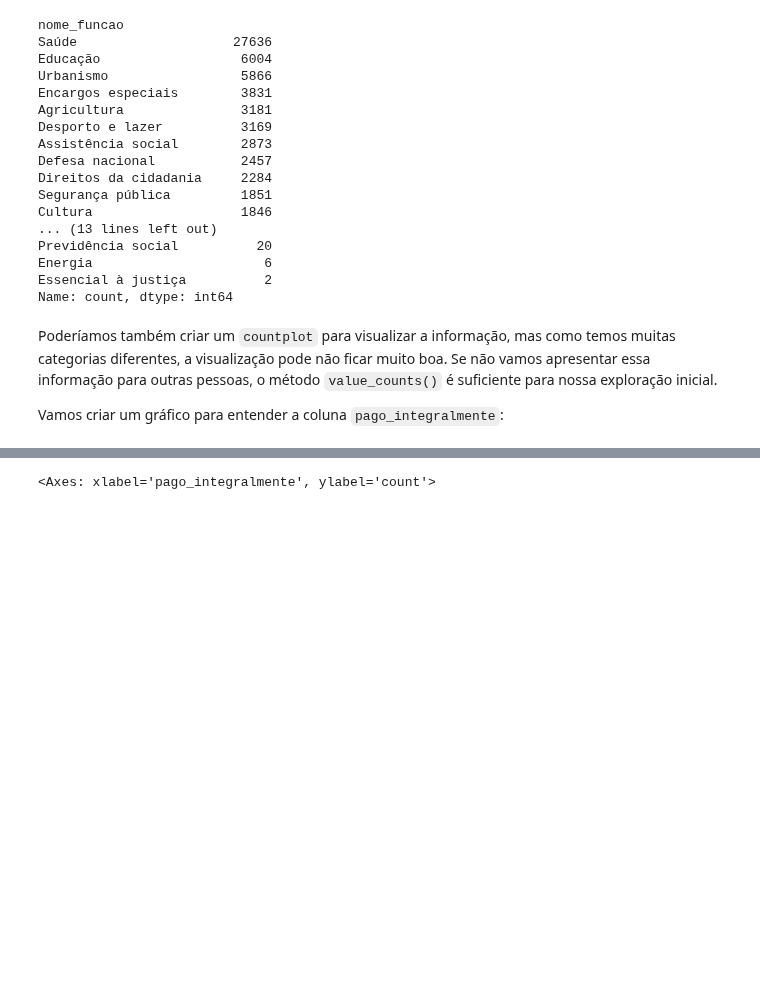
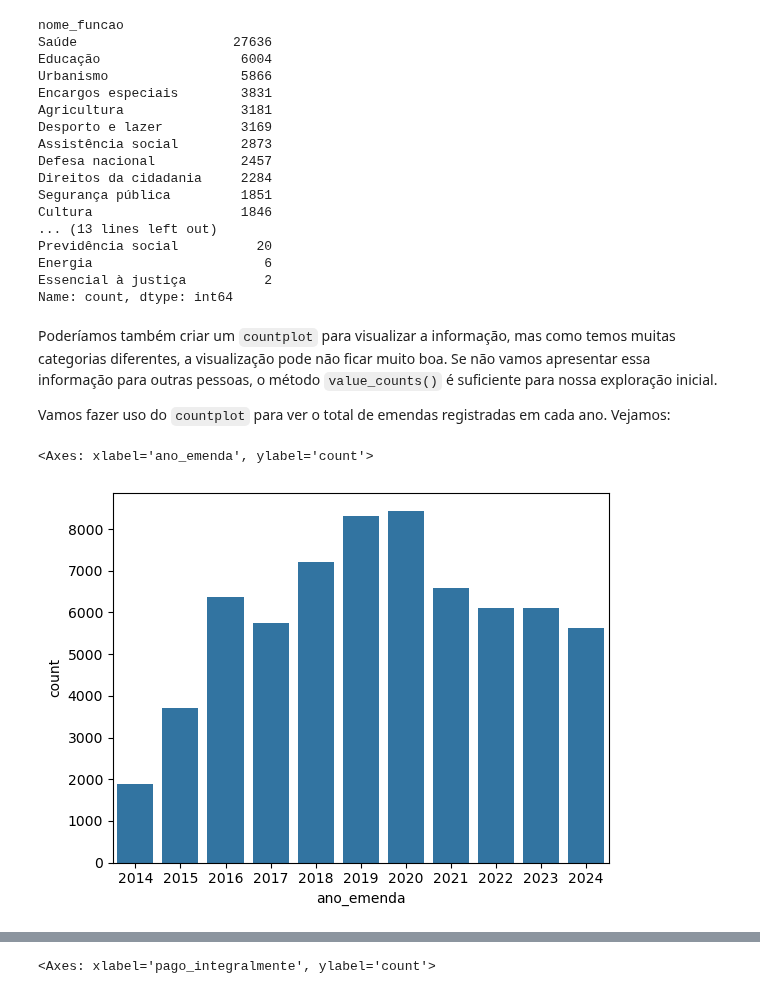
Before and after one commit to lthevenard/curso_prog, a Jupyter notebook: aulas/aula9/apostila_cap_8.ipynb, the cells around one changed output, grey strips where cells are left out. Cells and saved outputs as stored; diff of their text form; code cells hidden in the pictures; blank space fills up the shorter version.

```diff
--- a/aulas/aula9/apostila_cap_8.ipynb
+++ b/aulas/aula9/apostila_cap_8.ipynb
@@ -72,4 +72,14 @@ Name: count, dtype: int64
 # %% [markdown]
 Poderíamos também criar um `countplot` para visualizar a informação, mas como temos muitas categorias diferentes, a visualização pode não ficar muito boa. Se não vamos apresentar essa informação para outras pessoas, o método `value_counts()` é suficiente para nossa exploração inicial.
 
-Vamos criar um gráfico para entender a coluna `pago_integralmente`:
+Vamos fazer uso do `countplot` para ver o total de emendas registradas em cada ano. Vejamos:
+# %%
+sns.countplot(
+    x="ano_emenda",
+    # y="valor_empenhado",
+    data=df,
+    # estimator="count",
+)
+# %% [output]
+<Axes: xlabel='ano_emenda', ylabel='count'>
+[figure, added]
```
Also changed, not shown: parts of 23 cells of this notebook.
